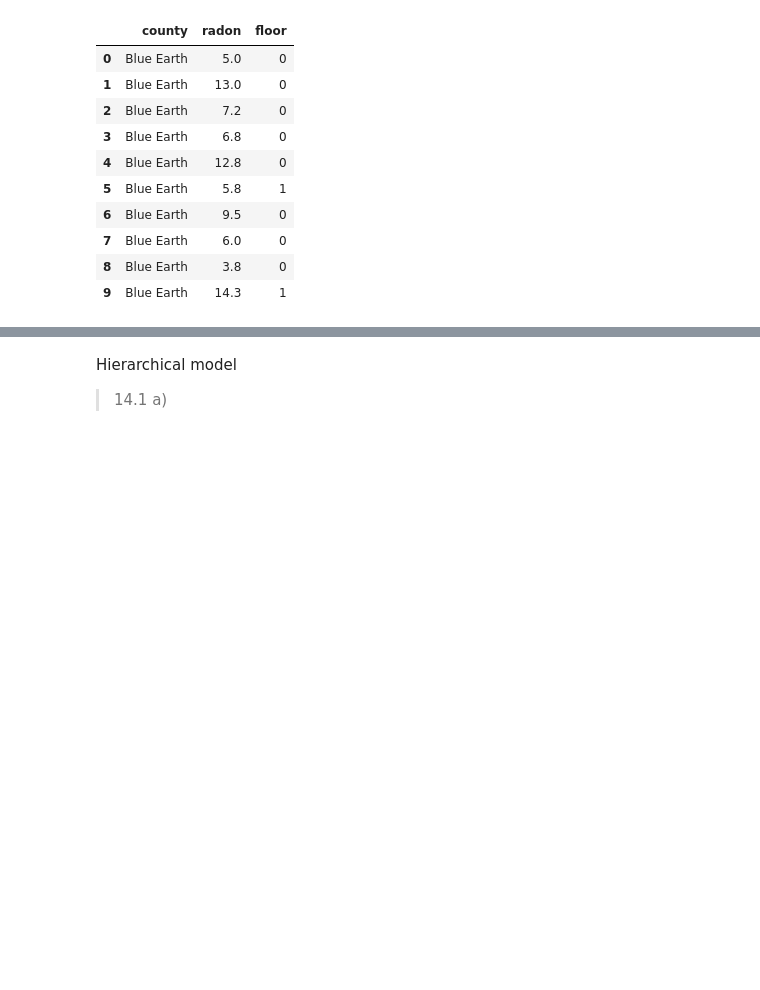
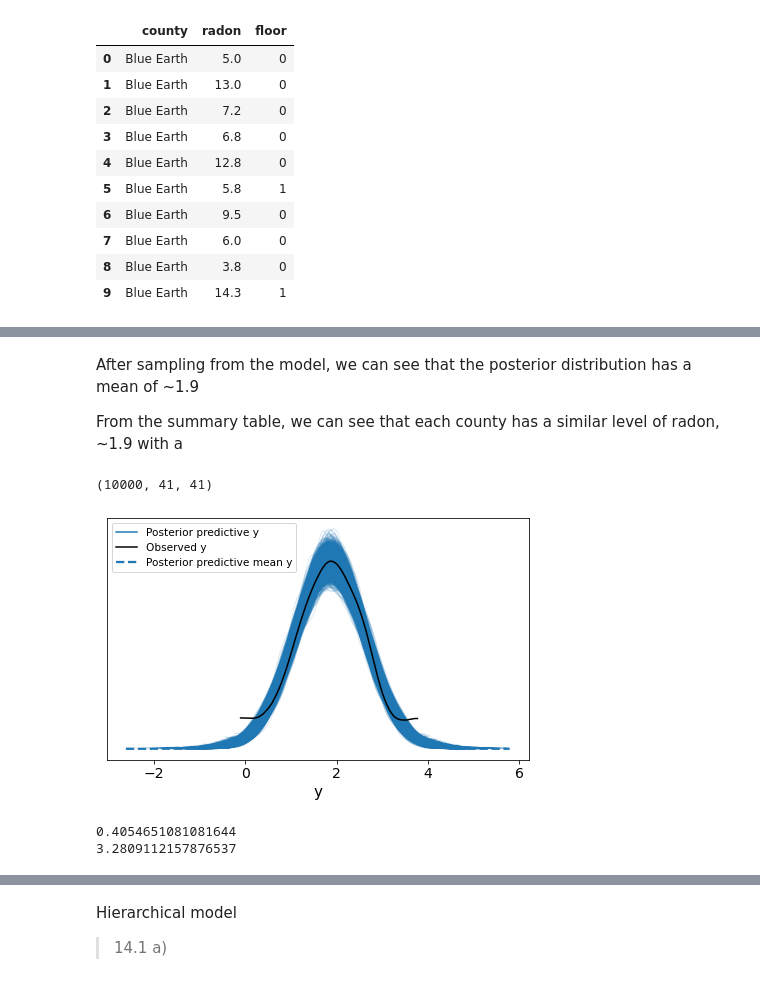
Before and after one commit to lwerth/INFO510, a Jupyter notebook: INFO410_hwk4.ipynb, the cells around one changed output, grey strips where cells are left out. Saved outputs shown, nothing was run; the diff lists cells and outputs as text; code cells hidden in the pictures; blank space fills up the shorter version.

```diff
--- a/INFO410_hwk4.ipynb
+++ b/INFO410_hwk4.ipynb
@@ -94,19 +120,27 @@ Unpooled/non-hierarchical model
 #unpooled non-hierarchical
 
 with pm.Model() as unpooled_model:
+    eps = pm.HalfCauchy('eps', 5)     # Model error
 
-    # Independent parameters for each county
-    a = pm.Normal('a', 0, sd=100, shape=n_counties)
-    b = pm.Normal('b', 0, sd=100, shape=n_counties)
+    alpha = pm.Normal('mu', 0, eps)
+    counties = pm.Normal('counties', 0, sd = 100, shape = n_counties)
+    b_floor = pm.Binomial('b_floor', 0, 1) #beta - floor slope??
 
-    # Model error
-    eps = pm.HalfCauchy('eps', 5)
+    # floor_slp = pm.Normal('floor_slp', 0, sd=100)
 
+    #alpha + each_county + beta*floor
+    mu = alpha + counties[county_idx] + b_floor*radon.floor.values
+
+    # Data likelihood
+    y = pm.Normal('y', mu = mu, sd=eps, observed=radon.log_radon)
+
+
+
+
+    # y = pm.Normal('y', mu = mu, sigma=a, observed=radon.log_radon)
+    # y = pm.Normal('y', radon_model, sd=eps, observed=radon.log_radon)
     # Model prediction of radon level
     # a[county_idx] translates to a[0, 0, 0, 1, 1, ...],
     # we thus link multiple household measures of a county
     # to its coefficients.
-    radon_est = a[county_idx] + b[county_idx]*radon.floor.values
-
-    # Data likelihood
-    y = pm.Normal('y', radon_est, sd=eps, observed=radon.radon)
+    # radon_est = a[county_idx] + b[county_idx]*radon.floor.values
@@ -125,2 +183,0 @@ Sampling 2 chains for 1_000 tune and 5_000 draw iterations (2_000 + 10_000 draws
-# %%
-pm.forestplot(unpooled_trace, var_names = unpooled_trace.varnames.remove('eps'))
@@ -130,0 +184,6 @@ array([<matplotlib.axes._subplots.AxesSubplot object at 0x...>],
+# %%
+
+with unpooled_model:
+    ppc = pm.sample_posterior_predictive(
+        unpooled_trace, var_names=["mu", 'y']
+    )
@@ -130,0 +192,20 @@ array([<matplotlib.axes._subplots.AxesSubplot object at 0x...>],
+# %% [markdown]
+After sampling from the model, we can see that the posterior distribution has a mean of ~1.9
+
+From the summary table, we can see that each county has a similar level of radon, ~1.9 with a
+# %%
+ppc['y'].shape
+# %% [output]
+(10000, 41, 41)
+# %%
+radon_data = az.from_pymc3(unpooled_trace, posterior_predictive=ppc)
+az.plot_ppc(radon_data);
+# %% [output]
+[figure, added]
+# %%
+
+print(np.quantile(radon.log_radon, 0.025))
+print(np.quantile(radon.log_radon, 0.975))
+# %% [output]
+0.4054651081081644
+3.2809112157876537
```
Also changed, not shown: parts of 13 cells of this notebook.
